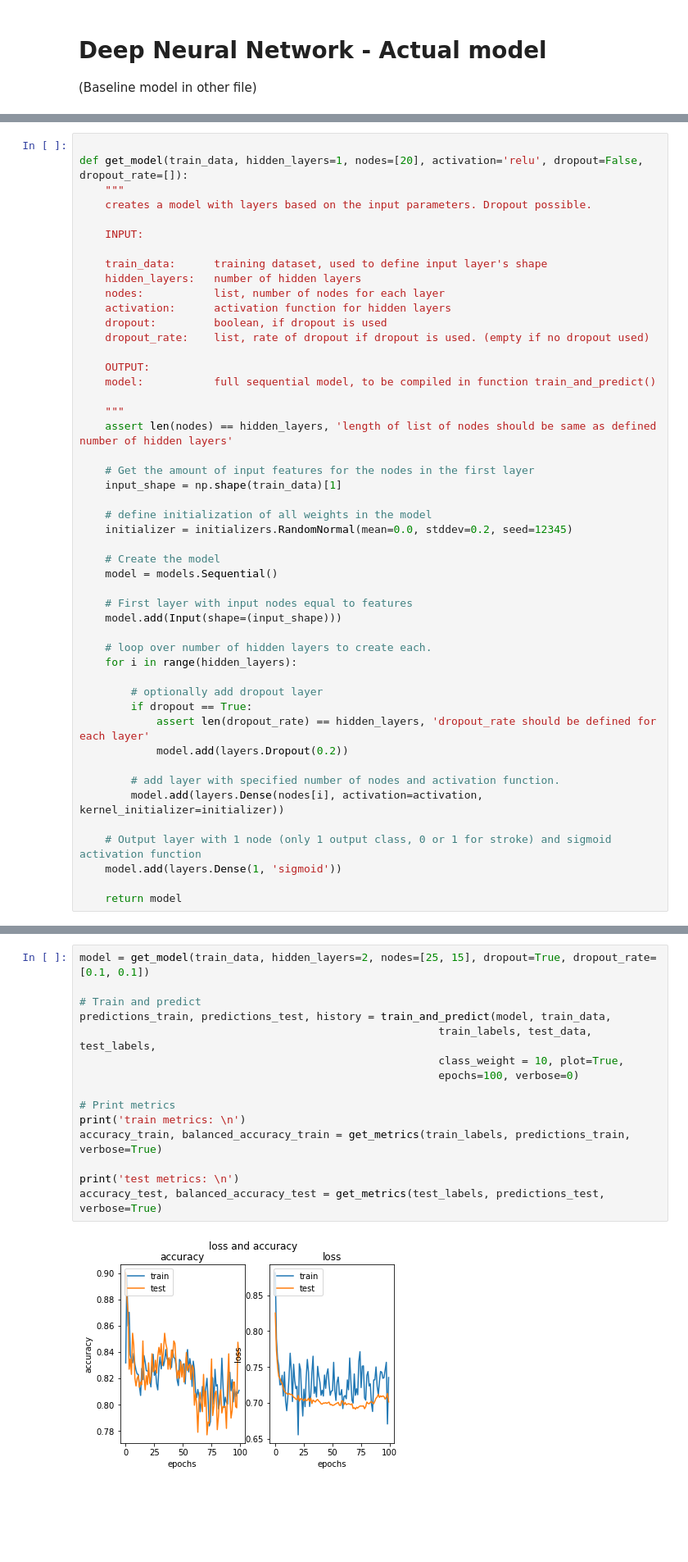
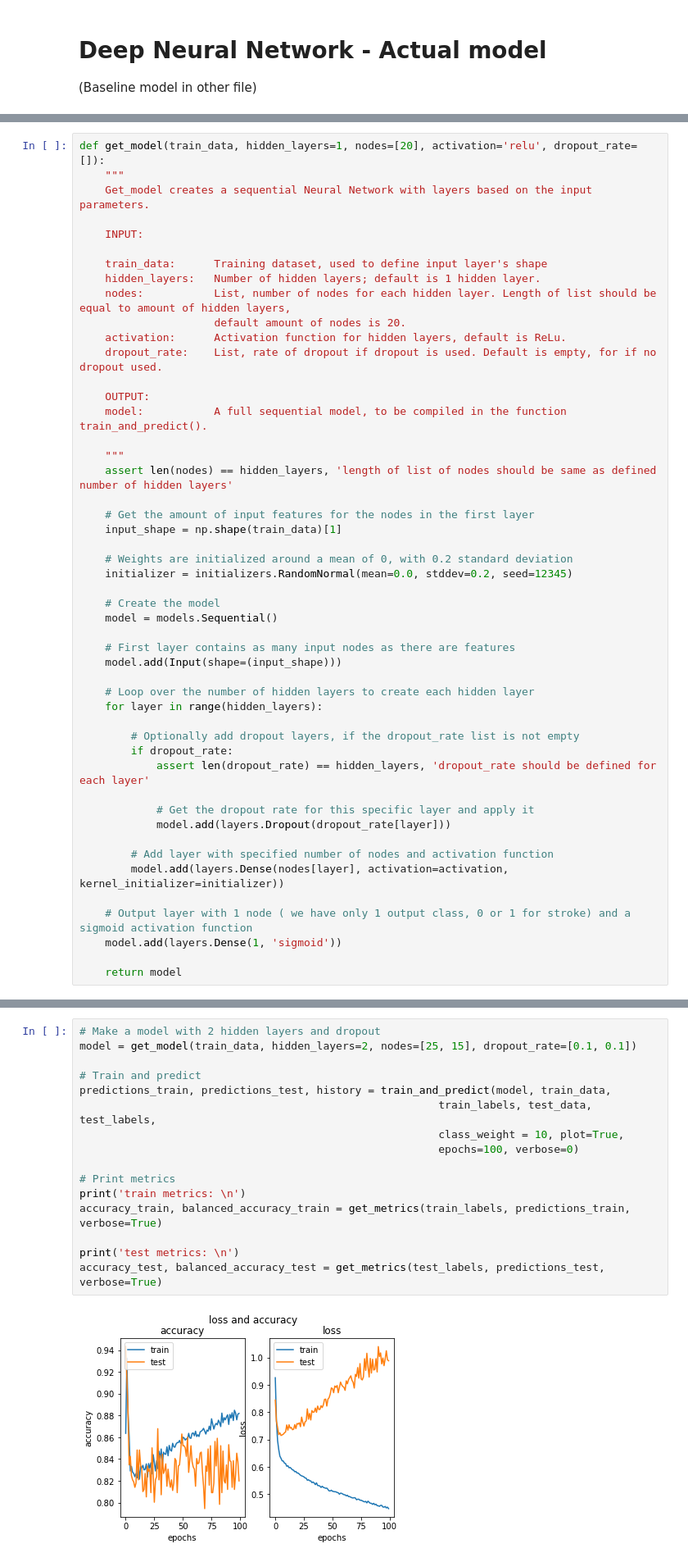
Before and after one commit to koenc100/Project-AI-minor, a Jupyter notebook: code/deep neural network - optimized model.ipynb, the cells around one changed output, grey strips where cells are left out. Shown at 82% size. Saved outputs shown, nothing was run; the diff lists cells and outputs as text; blank space fills up the shorter version.

Commit message:
comments over documentatie DNN

```diff
--- a/code/deep neural network - optimized model.ipynb
+++ b/code/deep neural network - optimized model.ipynb
@@ -128,20 +125,19 @@ confusion matrix:
 # %%
-
-def get_model(train_data, hidden_layers=1, nodes=[20], activation='relu', dropout=False, dropout_rate=[]):
+def get_model(train_data, hidden_layers=1, nodes=[20], activation='relu', dropout_rate=[]):
     """
-    creates a model with layers based on the input parameters. Dropout possible.
+    Get_model creates a sequential Neural Network with layers based on the input parameters.
 
     INPUT:
 
-    train_data:      training dataset, used to define input layer's shape
-    hidden_layers:   number of hidden layers
-    nodes:           list, number of nodes for each layer
-    activation:      activation function for hidden layers
-    dropout:         boolean, if dropout is used
-    dropout_rate:    list, rate of dropout if dropout is used. (empty if no dropout used)
+    train_data:      Training dataset, used to define input layer's shape
+    hidden_layers:   Number of hidden layers; default is 1 hidden layer.
+    nodes:           List, number of nodes for each hidden layer. Length of list should be equal to amount of hidden layers,
+                     default amount of nodes is 20.
+    activation:      Activation function for hidden layers, default is ReLu.
+    dropout_rate:    List, rate of dropout if dropout is used. Default is empty, for if no dropout used.
 
     OUTPUT:
-    model:           full sequential model, to be compiled in function train_and_predict()
+    model:           A full sequential model, to be compiled in the function train_and_predict().
 
     """
     assert len(nodes) == hidden_layers, 'length of list of nodes should be same as defined number of hidden layers'
@@ -149,27 +145,29 @@ def get_model(train_data, hidden_layers=1, nodes=[20], activation='relu', dropou
     # Get the amount of input features for the nodes in the first layer
     input_shape = np.shape(train_data)[1]
 
-    # define initialization of all weights in the model
+    # Weights are initialized around a mean of 0, with 0.2 standard deviation
     initializer = initializers.RandomNormal(mean=0.0, stddev=0.2, seed=12345)
 
     # Create the model
     model = models.Sequential()
 
-    # First layer with input nodes equal to features
+    # First layer contains as many input nodes as there are features
     model.add(Input(shape=(input_shape)))
 
-    # loop over number of hidden layers to create each.
-    for i in range(hidden_layers):
+    # Loop over the number of hidden layers to create each hidden layer
+    for layer in range(hidden_layers):
 
-        # optionally add dropout layer
-        if dropout == True:
+        # Optionally add dropout layers, if the dropout_rate list is not empty
+        if dropout_rate:
             assert len(dropout_rate) == hidden_layers, 'dropout_rate should be defined for each layer'
-            model.add(layers.Dropout(0.2))
 
-        # add layer with specified number of nodes and activation function.
-        model.add(layers.Dense(nodes[i], activation=activation, kernel_initializer=initializer))
+            # Get the dropout rate for this specific layer and apply it
+            model.add(layers.Dropout(dropout_rate[layer]))
 
-    # Output layer with 1 node (only 1 output class, 0 or 1 for stroke) and sigmoid activation function
+        # Add layer with specified number of nodes and activation function
+        model.add(layers.Dense(nodes[layer], activation=activation, kernel_initializer=initializer))
+
+    # Output layer with 1 node ( we have only 1 output class, 0 or 1 for stroke) and a sigmoid activation function
     model.add(layers.Dense(1, 'sigmoid'))
 
     return model
@@ -178,19 +177,20 @@ def get_model(train_data, hidden_layers=1, nodes=[20], activation='relu', dropou
 # %%
-model = get_model(train_data, hidden_layers=2, nodes=[25, 15], dropout=True, dropout_rate=[0.1, 0.1])
+# Make a model with 2 hidden layers and dropout
+model = get_model(train_data, hidden_layers=2, nodes=[25, 15], dropout_rate=[0.1, 0.1])
 
 # Train and predict
 predictions_train, predictions_test, history = train_and_predict(model, train_data,
                                                         train_labels, test_data, test_labels,
                                                         class_weight = 10, plot=True,
                                                         epochs=100, verbose=0)
 
 # Print metrics
 print('train metrics: \n')
 accuracy_train, balanced_accuracy_train = get_metrics(train_labels, predictions_train, verbose=True)
 
 print('test metrics: \n')
 accuracy_test, balanced_accuracy_test = get_metrics(test_labels, predictions_test, verbose=True)
 # %% [output]
-[figure, old version]
+[figure, new version]
 train metrics:
 
```
Also changed, not shown: parts of 19 cells of this notebook.
